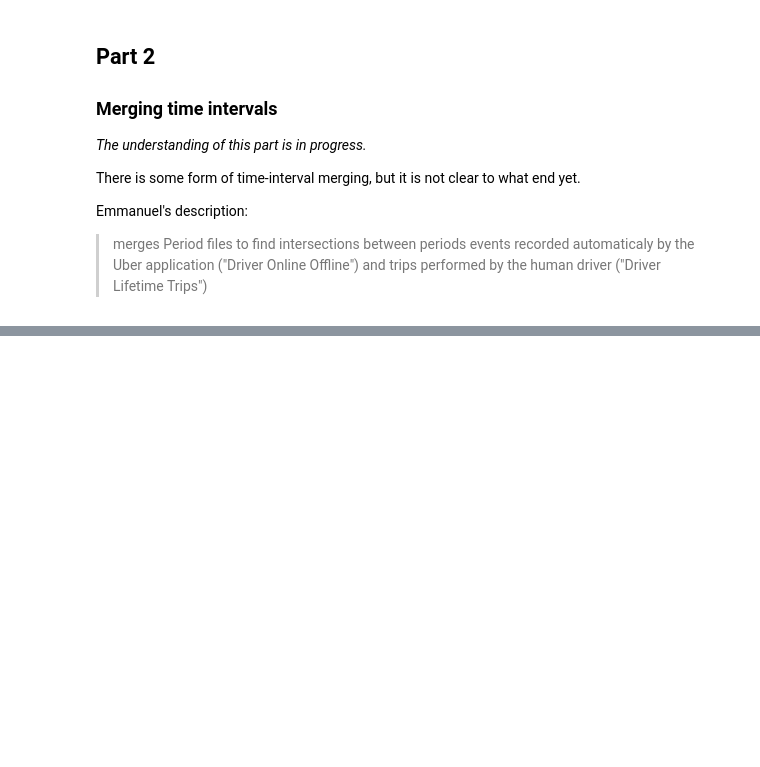
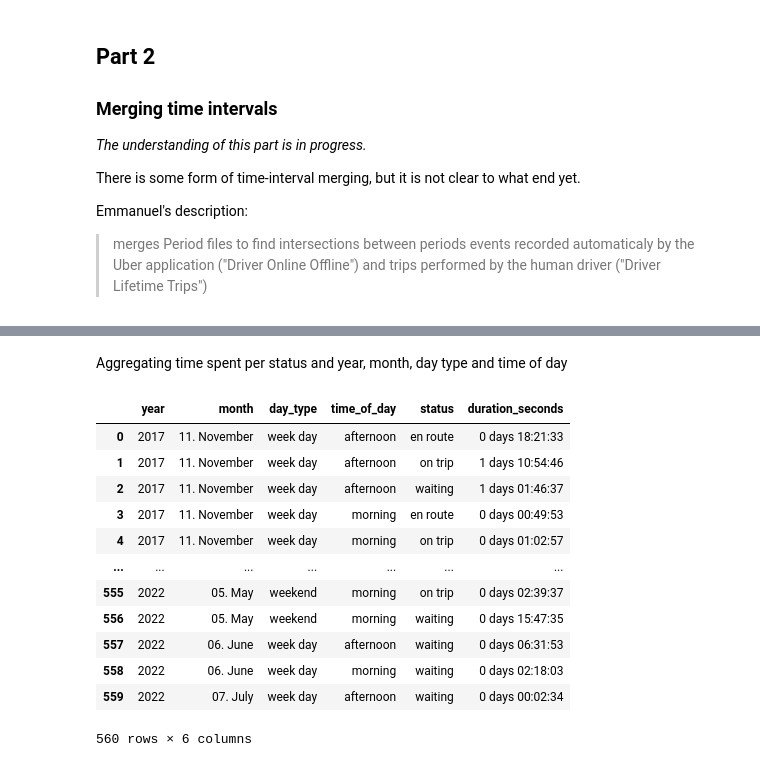
Before and after one commit to hestiaAI/uber-analysis, a Jupyter notebook: Analysis.ipynb, the cells around one changed output, grey strips where cells are left out. Cells and saved outputs as stored; diff of their text form; code cells hidden in the pictures; blank space fills up the shorter version.

Commit message:
added the computation of the time spent in each status

```diff
--- a/Analysis.ipynb
+++ b/Analysis.ipynb
@@ -441,0 +476,55 @@ fusion_df
+# %%
+on_trip = on_trip_02 | on_trip_05
+en_route = (en_route_02 | en_route_05) - on_trip
+waiting = open_05 - (en_route | on_trip)
+# %%
+def split(df: pd.DataFrame) -> pd.DataFrame:
+    """Makes sure that intervals spanning many days or many morning/afternoon periods are split"""
+
+    def rec(begin: datetime.datetime, end: datetime.datetime, **rest) -> list[dict]:
+        rows = []
+        if begin.day != end.day:
+            rows.append({'begin': begin, 'end': begin.replace(hour=23, minute=59, second=59), **rest})
+            for days in range(begin.day + 1, end.day):
+                inbetween = (begin + datetime.timedelta(days=days))
+                rows.append({'begin': inbetween.replace(hour=0, minute=0, second=0),
+                             'end': inbetween.replace(hour=23, minute=59, second=59), **rest})
+            rows.append({'begin': end.replace(hour=0, minute=0, second=0),
+                         'end': end, **rest})
+            return [e for r in rows for e in rec(**r)]
+        elif begin.hour < 12 <= end.hour:
+            rows.append({'begin': begin, 'end': end.replace(hour=11, minute=59, second=59), **rest})
+            rows.append({'begin': end.replace(hour=12, minute=0, second=0), 'end': end, **rest})
+            return rows
+        else:
+            return [{'begin': begin, 'end': end, **rest}]
+
+    return pd.DataFrame([e for d in df.to_dict('records') for e in rec(**d)])
+# %% [markdown]
+Aggregating time spent per status and year, month, day type and time of day
+# %%
+df = pd.concat([interval_to_df(on_trip, 'on trip'), interval_to_df(en_route, 'en route'), interval_to_df(waiting, 'waiting')])
+df = split(df)
+# now we can compute all of these time properties since they will be the same for begin and end
+df['year'] = df.begin.dt.year
+df['month'] = df.begin.apply(lambda d: f'{d.month:02d}. {d.month_name()}')
+df['day_type'] = (df.begin.dt.weekday < 5).replace({True: 'week day', False: 'weekend'})
+df['time_of_day'] = (df.begin.dt.hour < 12).replace({True: 'morning', False: 'afternoon'})
+df['duration_seconds'] = df.end - df.begin
+time_lost = df.groupby(['year', 'month', 'day_type', 'time_of_day', 'status'])['duration_seconds'].sum().reset_index()
+time_lost.to_csv(PurePath(processed_folder, 'time_lost.csv'), index=False)
+time_lost
+# %% [output]
+|  | year | month | day_type | time_of_day | status | duration_seconds |
+| 0 | 2017 | 11. November | week day | afternoon | en route | 0 days 18:21:33 |
+| 1 | 2017 | 11. November | week day | afternoon | on trip | 1 days 10:54:46 |
+| 2 | 2017 | 11. November | week day | afternoon | waiting | 1 days 01:46:37 |
+| 3 | 2017 | 11. November | week day | morning | en route | 0 days 00:49:53 |
+| 4 | 2017 | 11. November | week day | morning | on trip | 0 days 01:02:57 |
+| ... | ... | ... | ... | ... | ... | ... |
+| 555 | 2022 | 05. May | weekend | morning | on trip | 0 days 02:39:37 |
+| 556 | 2022 | 05. May | weekend | morning | waiting | 0 days 15:47:35 |
+| 557 | 2022 | 06. June | week day | afternoon | waiting | 0 days 06:31:53 |
+| 558 | 2022 | 06. June | week day | morning | waiting | 0 days 02:18:03 |
+| 559 | 2022 | 07. July | week day | afternoon | waiting | 0 days 00:02:34 |
+560 rows × 6 columns
```
Also changed, not shown: parts of 17 cells of this notebook.
